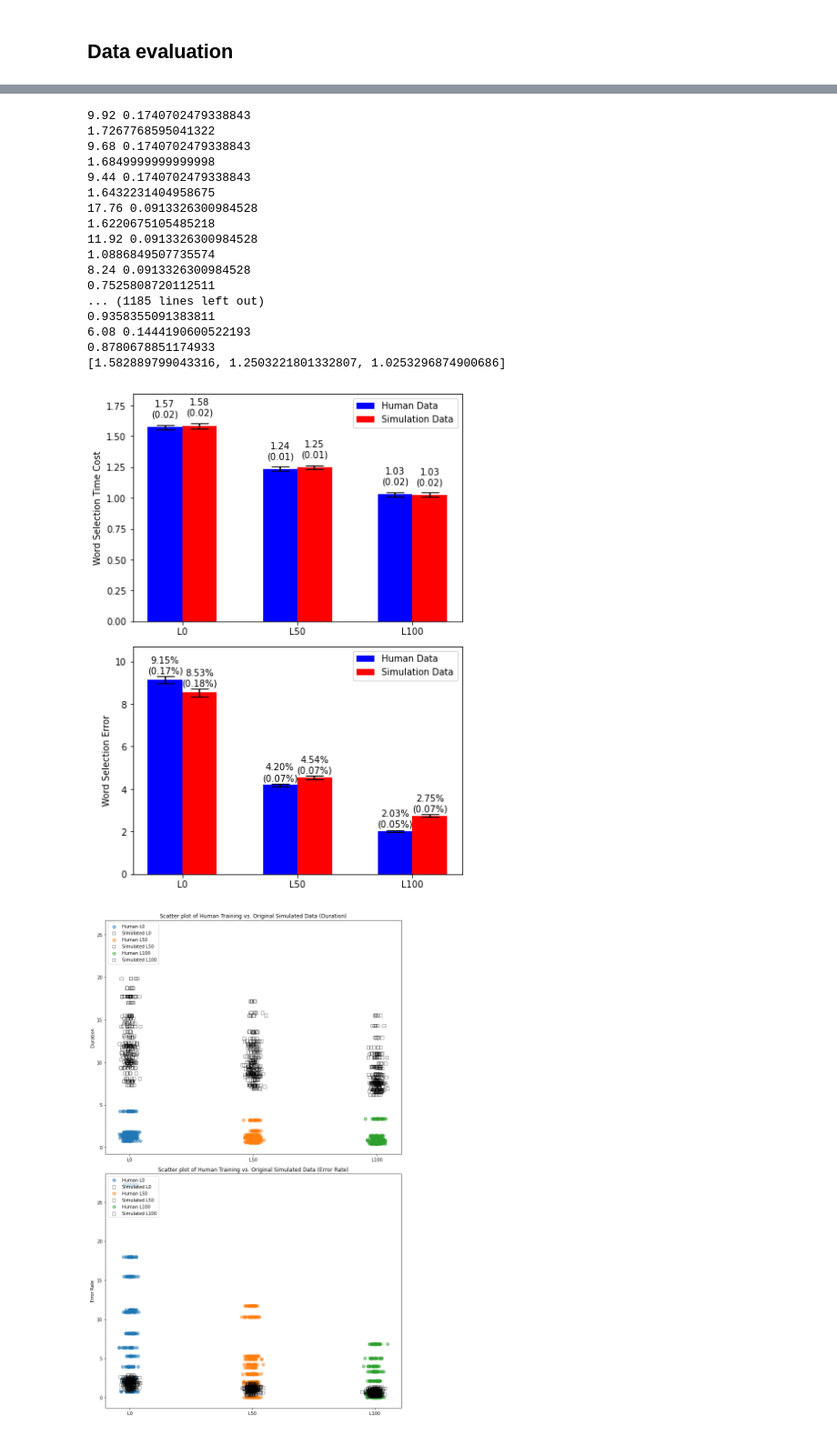
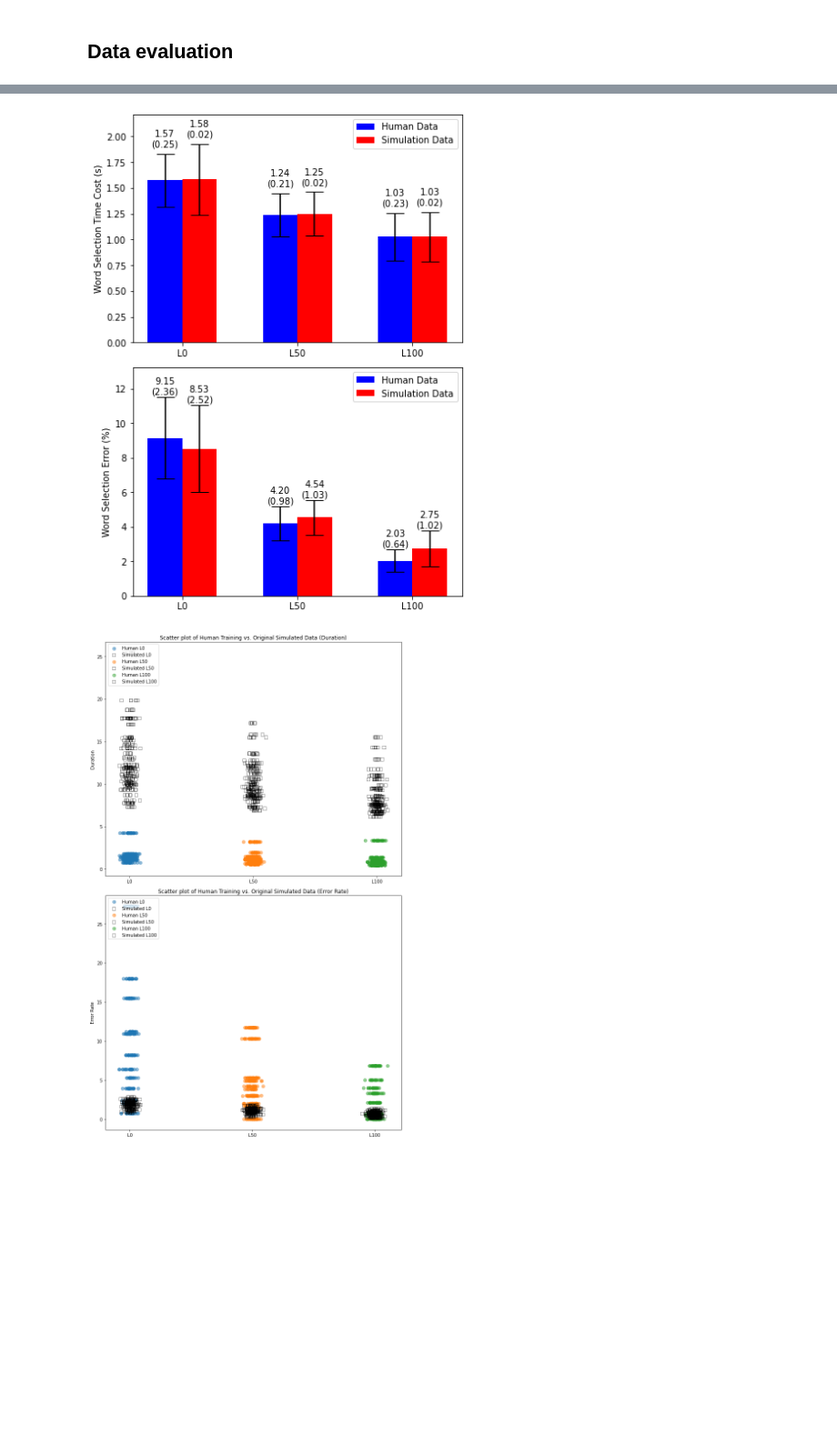
Before and after one commit to BaiYunpeng1949/heads-up-multitasker, a Jupyter notebook: huc/envs/mobile_reading/results/Grid Search.ipynb, the cells around one changed output, grey strips where cells are left out. Shown at 91% size. Cells and saved outputs as stored; diff of their text form; code cells hidden in the pictures; blank space fills up the shorter version.

```diff
--- a/huc/envs/mobile_reading/results/Grid Search.ipynb
+++ b/huc/envs/mobile_reading/results/Grid Search.ipynb
@@ -784,16 +783,12 @@ human_test_durations_copy = copy.deepcopy(human_test_durations)
 human_test_errors_copy = copy.deepcopy(human_test_errors)
 human_train_durations_copy = copy.deepcopy(human_train_durations)
 human_train_errors_copy = copy.deepcopy(human_train_errors)
-human_test_durations_details_copy = copy.deepcopy(human_test_durations_details)
-human_test_errors_details_copy = copy.deepcopy(human_test_errors_details)
-human_train_durations_details_copy = copy.deepcopy(human_train_durations_details)
-human_train_errors_details_copy = copy.deepcopy(human_train_errors_details)
 
 labels = ['L0', 'L50', 'L100']
 
 # Calculate SEM
-def sem(data):
-    return np.std(data) / np.sqrt(len(data))
+def std(data):
+    return np.std(data) #/ np.sqrt(len(data))
 
 # Function to adjust y-limit
 def adjust_ylim(ax, means, sems):
@@ -802,25 +797,21 @@ def adjust_ylim(ax, means, sems):
 
 # Using the average results for the test set
 mean_human_test_duration = [np.mean(human_test_durations_copy[label]) for label in labels]
-sem_human_test_duration = [sem(human_test_durations_copy[label]) for label in labels]
+std_human_test_duration = [std(human_test_durations_copy[label]) for label in labels]
 mean_human_test_error = [np.mean(human_test_errors_copy[label]) for label in labels]
-sem_human_test_error = [sem(human_test_errors_copy[label]) for label in labels]
+std_human_test_error = [std(human_test_errors_copy[label]) for label in labels]
 
 # Adjust the simulated data with ratios
 for iteration in range(num_iterations):
     for label in labels:
-        print(simulated_durations_copy[label][iteration], sim_to_real_ratios_duration[layout][iteration])
         simulated_durations_copy[label][iteration] *= sim_to_real_ratios_duration[layout][iteration]
         simulated_errors_copy[label][iteration] *= sim_to_real_ratios_error[layout][iteration]
-        print(simulated_durations_copy[label][iteration])
 
 # Now recompute the mean and sem for these adjusted simulated results
 mean_simulated_duration = [np.mean(simulated_durations_copy[label]) for label in labels]
-sem_simulated_duration = [sem(simulated_durations_copy[label]) for label in labels]
+std_simulated_duration = [std(simulated_durations_copy[label]) for label in labels]
 mean_simulated_error = [np.mean(simulated_errors_copy[label]) for label in labels]
-sem_simulated_error = [sem(simulated_errors_copy[label]) for label in labels]
-
-print(mean_simulated_duration)
+std_simulated_error = [std(simulated_errors_copy[label]) for label in labels]
 
 # Update the plotting logic
 x = np.arange(len(labels))
@@ -829,72 +820,55 @@ width = 0.3
 fig, ax = plt.subplots(2, 1, figsize=(6, 8))
 
 # Plot for Duration
-rects1 = ax[0].bar(x - width/2, mean_human_test_duration, width, label='Human Data', color='blue', yerr=sem_human_test_duration, capsize=10)
-rects2 = ax[0].bar(x + width/2, mean_simulated_duration, width, label='Simulation Data', color='red', yerr=sem_simulated_duration, capsize=10)
+rects1 = ax[0].bar(x - width/2, mean_human_test_duration, width, label='Human Data', color='blue', yerr=std_human_test_duration, capsize=10)
+rects2 = ax[0].bar(x + width/2, mean_simulated_duration, width, label='Simulation Data', color='red', yerr=std_simulated_duration, capsize=10)
 
 # Plot for Error
-rects3 = ax[1].bar(x - width/2, mean_human_test_error, width, label='Human Data', color='blue', yerr=sem_human_test_error, capsize=10)
-rects4 = ax[1].bar(x + width/2, mean_simulated_error, width, label='Simulation Data', color='red', yerr=sem_simulated_error, capsize=10)
+rects3 = ax[1].bar(x - width/2, mean_human_test_error, width, label='Human Data', color='blue', yerr=std_human_test_error, capsize=10)
+rects4 = ax[1].bar(x + width/2, mean_simulated_error, width, label='Simulation Data', color='red', yerr=std_simulated_error, capsize=10)
 
 # Annotating bars
 for i, (rect1, rect2) in enumerate(zip(rects1, rects2)):
     height1 = rect1.get_height()
     height2 = rect2.get_height()
-    sem1 = sem_human_test_duration[i]
-    sem2 = sem_simulated_duration[i]
-    ax[0].annotate(f"{height1:.2f}\n({sem1:.2f})",
-                   (rect1.get_x() + rect1.get_width() / 2., height1 + sem1 + 0.05),
+    std1 = std_human_test_duration[i]
+    std2 = std_simulated_duration[i]
+    ax[0].annotate(f"{height1:.2f}\n({std1:.2f})",
+                   (rect1.get_x() + rect1.get_width() / 2., height1 + std1 + 0.05),
                    ha='center', va='bottom')
     ax[0].annotate(f"{height2:.2f}\n({sem2:.2f})",
-                   (rect2.get_x() + rect2.get_width() / 2., height2 + sem2 + 0.05),
+                   (rect2.get_x() + rect2.get_width() / 2., height2 + std2 + 0.05),
                    ha='center', va='bottom')
 
 for i, (rect3, rect4) in enumerate(zip(rects3, rects4)):
     height3 = rect3.get_height()
     height4 = rect4.get_height()
-    sem3 = sem_human_test_error[i]
-    sem4 = sem_simulated_error[i]
-    ax[1].annotate(f"{height3:.2f}%\n({sem3:.2f}%)",
-                   (rect3.get_x() + rect3.get_width() / 2., height3 + sem3 + 0.05),
+    std3 = std_human_test_error[i]
+    std4 = std_simulated_error[i]
+    ax[1].annotate(f"{height3:.2f}\n({std3:.2f})",
+                   (rect3.get_x() + rect3.get_width() / 2., height3 + std3 + 0.05),
                    ha='center', va='bottom')
-    ax[1].annotate(f"{height4:.2f}%\n({sem4:.2f}%)",
-                   (rect4.get_x() + rect4.get_width() / 2., height4 + sem4 + 0.05),
+    ax[1].annotate(f"{height4:.2f}\n({std4:.2f})",
+                   (rect4.get_x() + rect4.get_width() / 2., height4 + std4 + 0.05),
                    ha='center', va='bottom')
 
 # Labels, title, and custom x-axis tick labels
-ax[0].set_ylabel('Word Selection Time Cost')
+ax[0].set_ylabel('Word Selection Time Cost (s)')
 ax[0].set_xticks(x)
 ax[0].set_xticklabels(labels)
 ax[0].legend()
-adjust_ylim(ax[0], mean_human_test_duration + mean_simulated_duration, sem_human_test_duration + sem_simulated_duration)
+adjust_ylim(ax[0], mean_human_test_duration + mean_simulated_duration, std_human_test_duration + std_simulated_duration)
 
-ax[1].set_ylabel('Word Selection Error')
+ax[1].set_ylabel('Word Selection Error (%)')
 ax[1].set_xticks(x)
 ax[1].set_xticklabels(labels)
 ax[1].legend()
-adjust_ylim(ax[1], mean_human_test_error + mean_simulated_error, sem_human_test_error + sem_simulated_error)
+adjust_ylim(ax[1], mean_human_test_error + mean_simulated_error, std_human_test_error + std_simulated_error)
 
 fig.tight_layout()
 plt.show()
 # %% [output]
-9.92 0.1740702479338843
-1.7267768595041322
-9.68 0.1740702479338843
-1.6849999999999998
-9.44 0.1740702479338843
-1.6432231404958675
-17.76 0.0913326300984528
-1.6220675105485218
-11.92 0.0913326300984528
-1.0886849507735574
-8.24 0.0913326300984528
-0.7525808720112511
-... (1185 lines left out)
-0.9358355091383811
-6.08 0.1444190600522193
-0.8780678851174933
-[1.582889799043316, 1.2503221801332807, 1.0253296874900686]
-[figure, old version]
+[figure, new version]
 # %%
 import numpy as np
 import matplotlib.pyplot as plt
```
Also changed, not shown: parts of 1 cell of this notebook, 2 other files.
